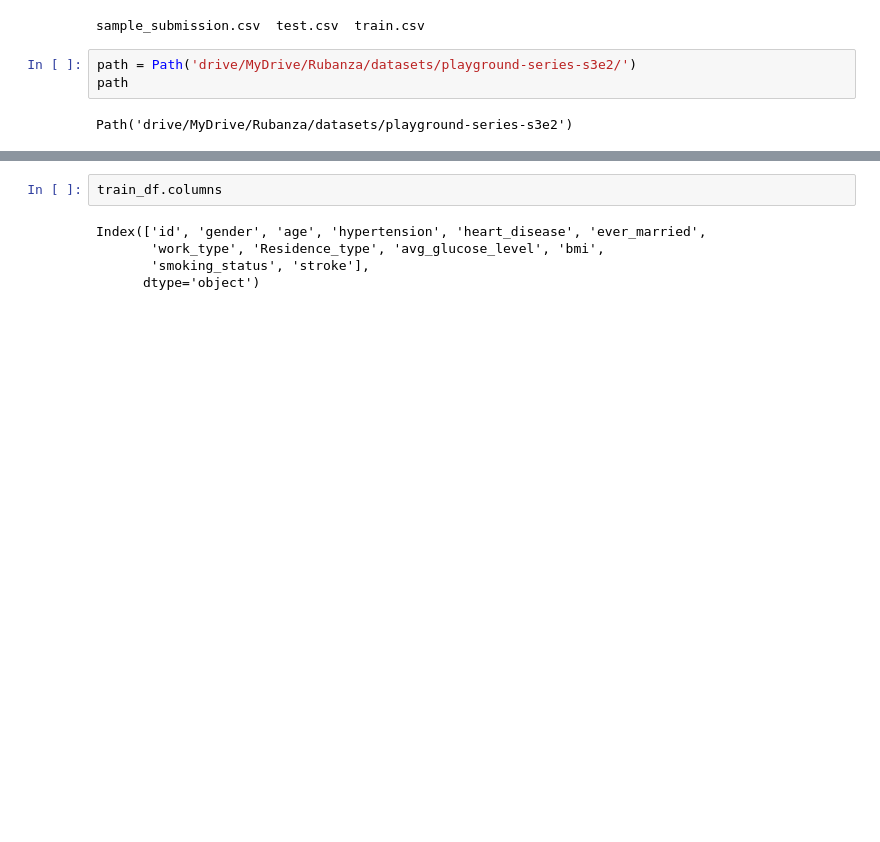
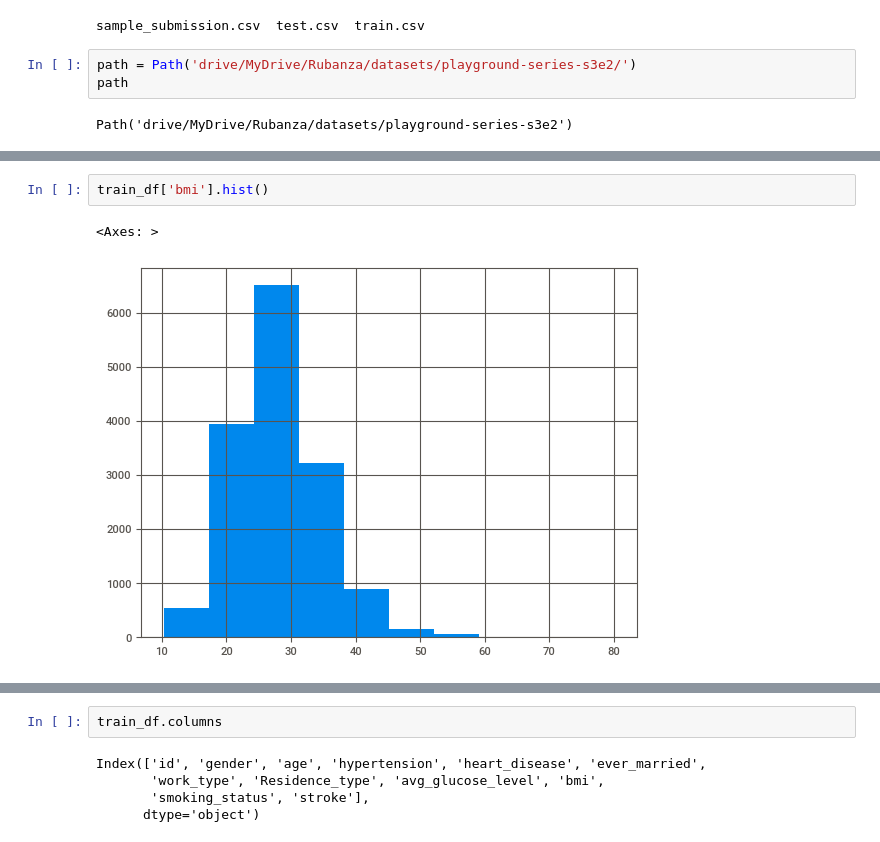
Before and after one commit to rubanzasilva/ps-s03e02, a Jupyter notebook: ps_s03e02.ipynb, the cells around one changed output, grey strips where cells are left out. Saved outputs shown, nothing was run; the diff lists cells and outputs as text; blank space fills up the shorter version.

```diff
--- a/ps_s03e02.ipynb
+++ b/ps_s03e02.ipynb
@@ -23,0 +100,5 @@ train_df
+# %%
+train_df['bmi'].hist()
+# %% [output]
+<Axes: >
+[figure, added]
```
Also changed, not shown: parts of 13 cells of this notebook.
